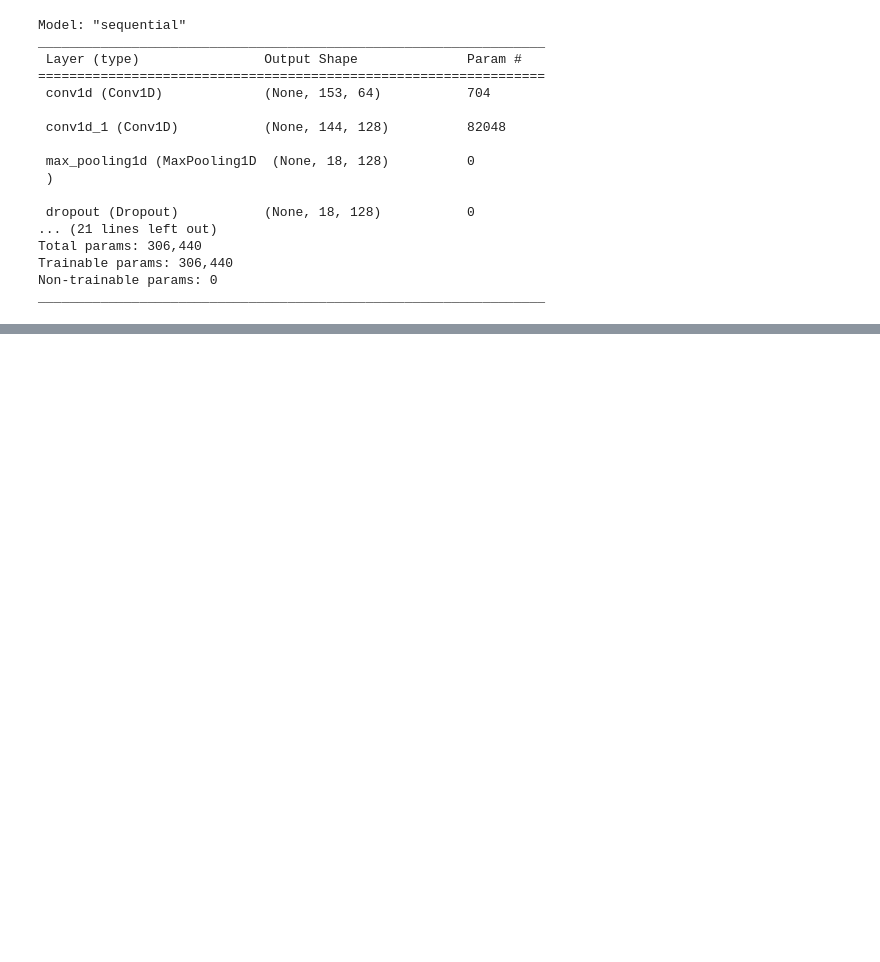
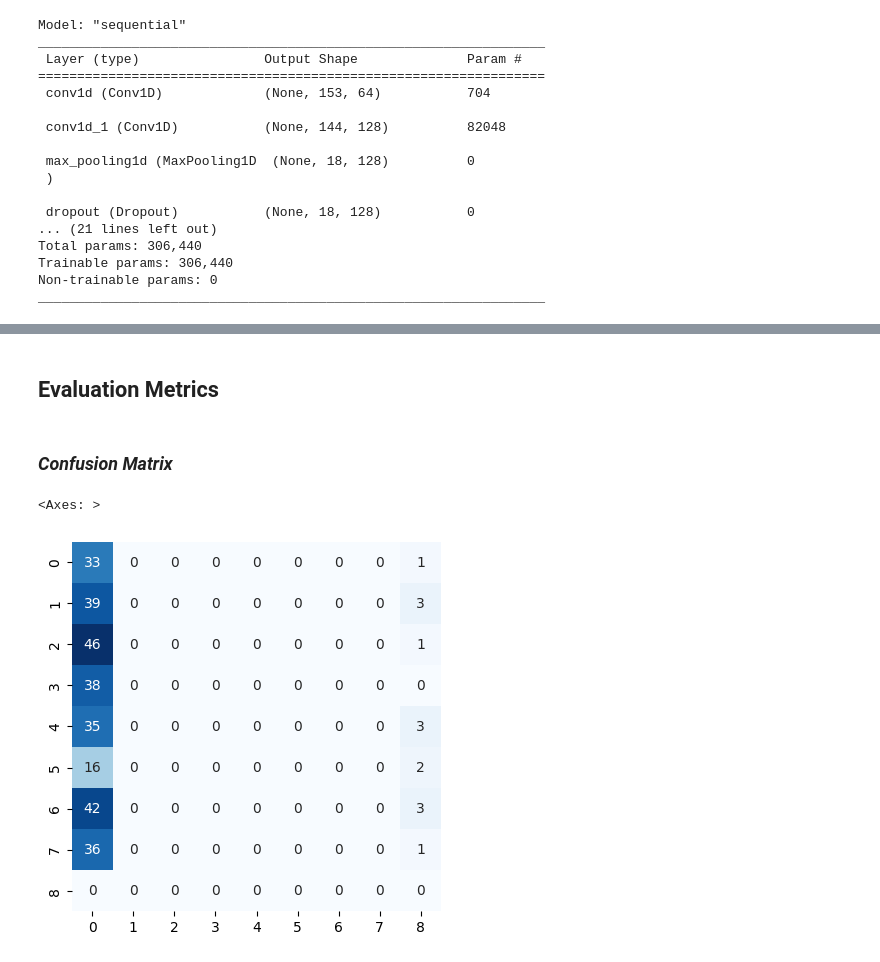
Before and after one commit to pragmatic-philosopher09/Audio-Emotion-Analyzer-Through-Deep-Learning, a Jupyter notebook: Phase_3_Building_CNN_Model.ipynb, the cells around one changed output, grey strips where cells are left out. Saved outputs shown, nothing was run; the diff lists cells and outputs as text; code cells hidden in the pictures; blank space fills up the shorter version.

Commit message:
Updated with 2 evaluation metrics 🛠️💯

```diff
--- a/Phase_3_Building_CNN_Model.ipynb
+++ b/Phase_3_Building_CNN_Model.ipynb
@@ -265,0 +266,22 @@ _________________________________________________________________
+# %% [markdown]
+## **Evaluation Metrics**
+# %% [markdown]
+### ***Confusion Matrix***
+# %%
+import seaborn as sns
+from sklearn.metrics import confusion_matrix
+
+# Convert y_test to one-dimensional array of label indices
+y_test_indices = np.argmax(y_test, axis=1)
+
+# Convert x_test_cnn to one-dimensional array of label indices
+x_test_cnn_indices = np.argmax(x_test_cnn, axis=1)
+
+# Calculate confusion matrix
+conf_mat = confusion_matrix(y_test_indices, x_test_cnn_indices)
+
+# Visualize confusion matrix as heatmap
+sns.heatmap(conf_mat, square=True, annot=True, cmap='Blues', fmt='d', cbar=False)
+# %% [output]
+<Axes: >
+[figure, added]
```
Also changed, not shown: parts of 19 cells of this notebook.
